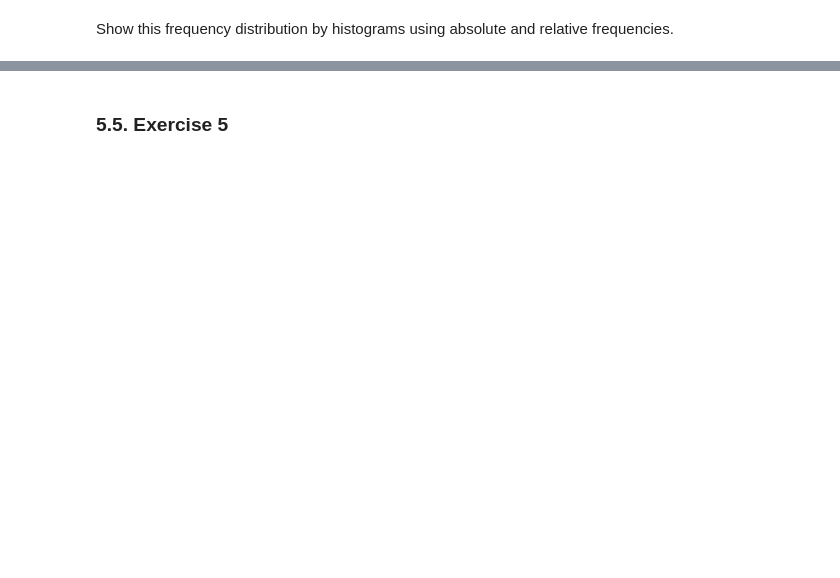
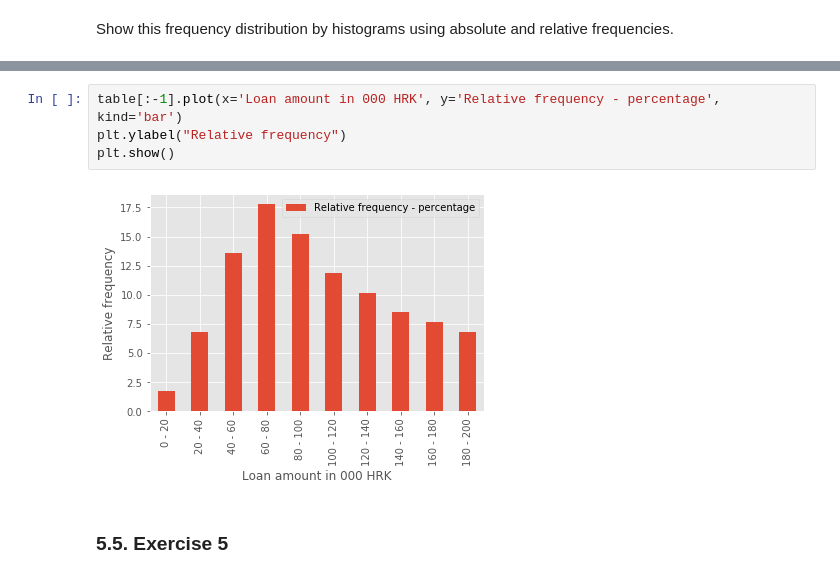
Before and after one commit to MySlav/Introduction_to_DS_Homework, a Jupyter notebook: Introduction_to_DS_Homework_Spajic.ipynb, the cells around one changed output, grey strips where cells are left out. Drawn from its saved outputs; the diff is of its cells as text; blank space fills up the shorter version.

```diff
--- a/Introduction_to_DS_Homework_Spajic.ipynb
+++ b/Introduction_to_DS_Homework_Spajic.ipynb
@@ -669,2 +669,8 @@ Show this frequency distribution by histograms using absolute and relative frequ
+# %%
+table[:-1].plot(x='Loan amount in 000 HRK', y='Relative frequency - percentage', kind='bar')
+plt.ylabel("Relative frequency")
+plt.show()
+# %% [output]
+[figure, added]
 # %% [markdown]
 ### 5.5. Exercise 5<a name="ex5"></a>
```
Also changed, not shown: parts of 17 cells of this notebook, 3 other files.
